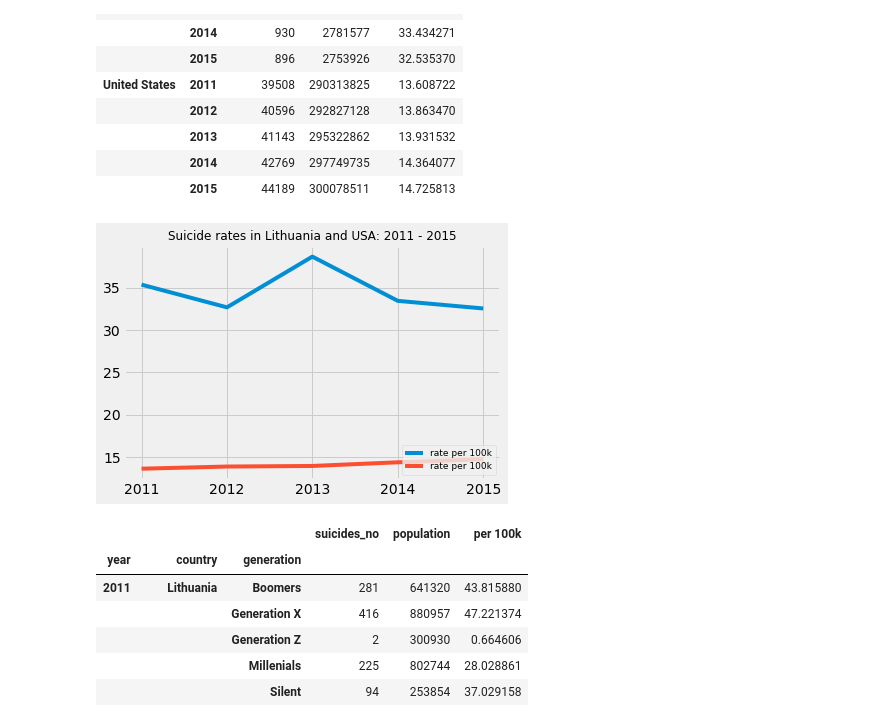
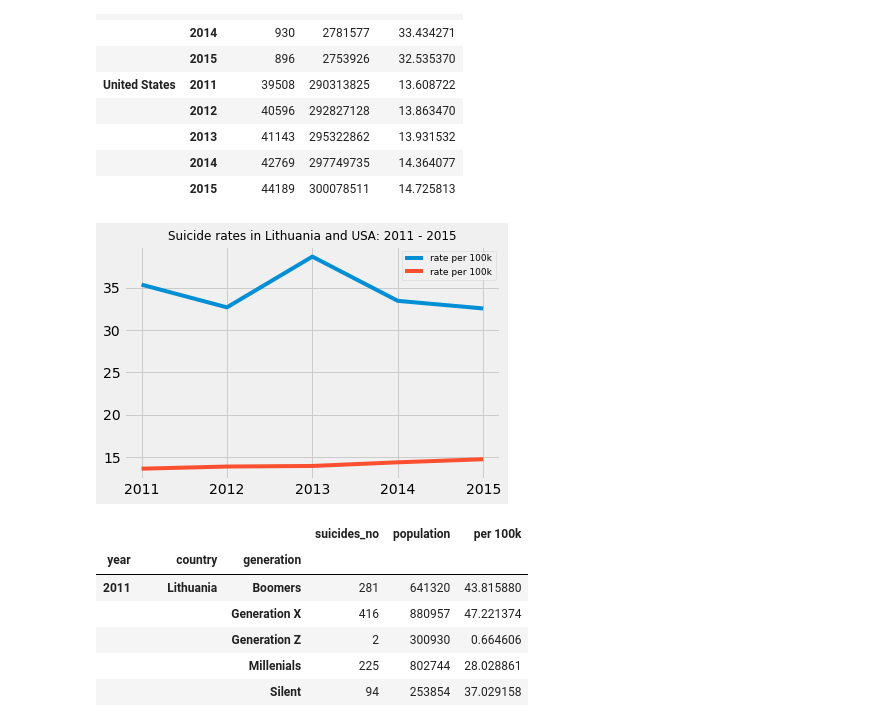
Before and after one commit to carandu/suicide_topics, a Jupyter notebook: suicide_topics.ipynb, the cells around one changed output. Cells and saved outputs as stored; diff of their text form; code cells hidden in the pictures.

```diff
--- a/suicide_topics.ipynb
+++ b/suicide_topics.ipynb
@@ -167,18 +178,18 @@ lit_usa_year
 # %%
 #get_level_values() function enables you to get the index by name from a multiindex dataframe.
 
 plt.plot(lit_usa_year.iloc[lit_usa_year.index.get_level_values('country') == 'Lithuania', :].index.get_level_values(
     'year'), lit_usa_year.iloc[lit_usa_year.index.get_level_values('country') == 'Lithuania', :]["rate per 100k"])
 
 plt.plot(lit_usa_year.iloc[lit_usa_year.index.get_level_values('country') == 'United States', :].index.get_level_values(
     'year'), lit_usa_year.iloc[lit_usa_year.index.get_level_values('country') == 'United States', :]["rate per 100k"])
 
-plt.legend(loc='lower right', frameon=True, fontsize=9)
+plt.legend(loc='best', frameon=True, fontsize=9)
 plt.title('Suicide rates in Lithuania and USA: 2011 - 2015', fontsize = 12)
 plt.plot(figsize=(10,16))
 plt.show()
 # %% [output]
-[figure, old version]
+[figure, new version]
 # %%
 #let's compare Lithuania with the USA
 lit_usa_country = lit_usa.groupby(['year', 'country','generation']).agg({'suicides_no':sum, 'population':sum})
```
Also changed, not shown: parts of 13 cells of this notebook.
